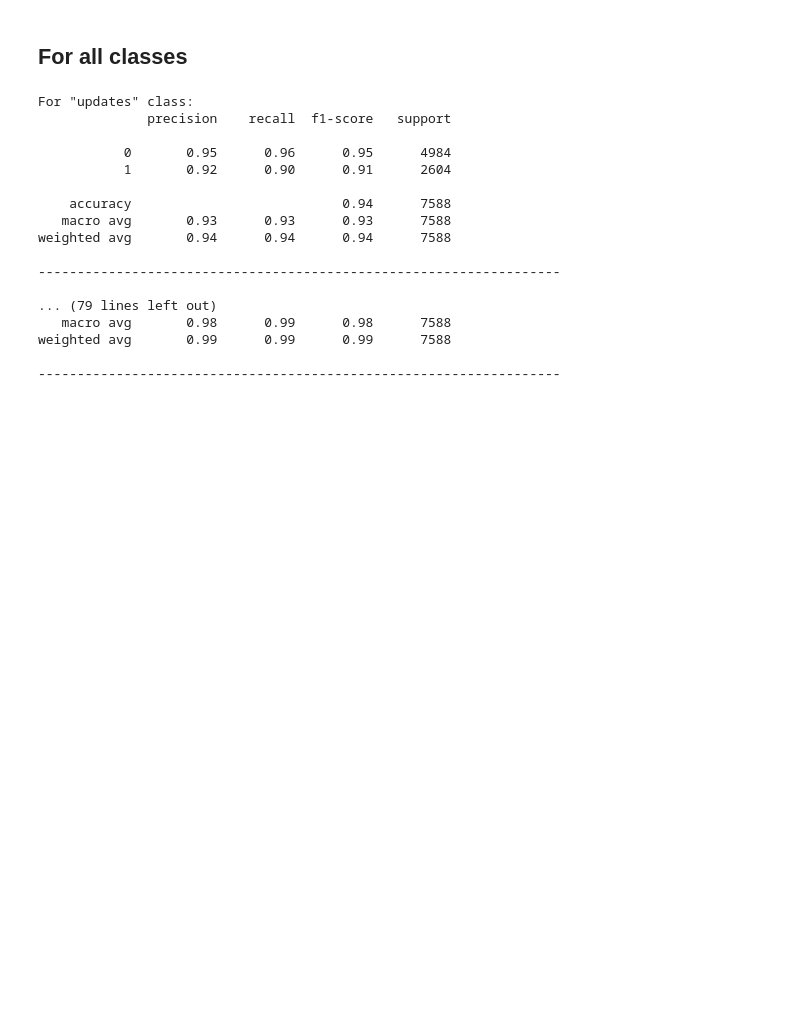
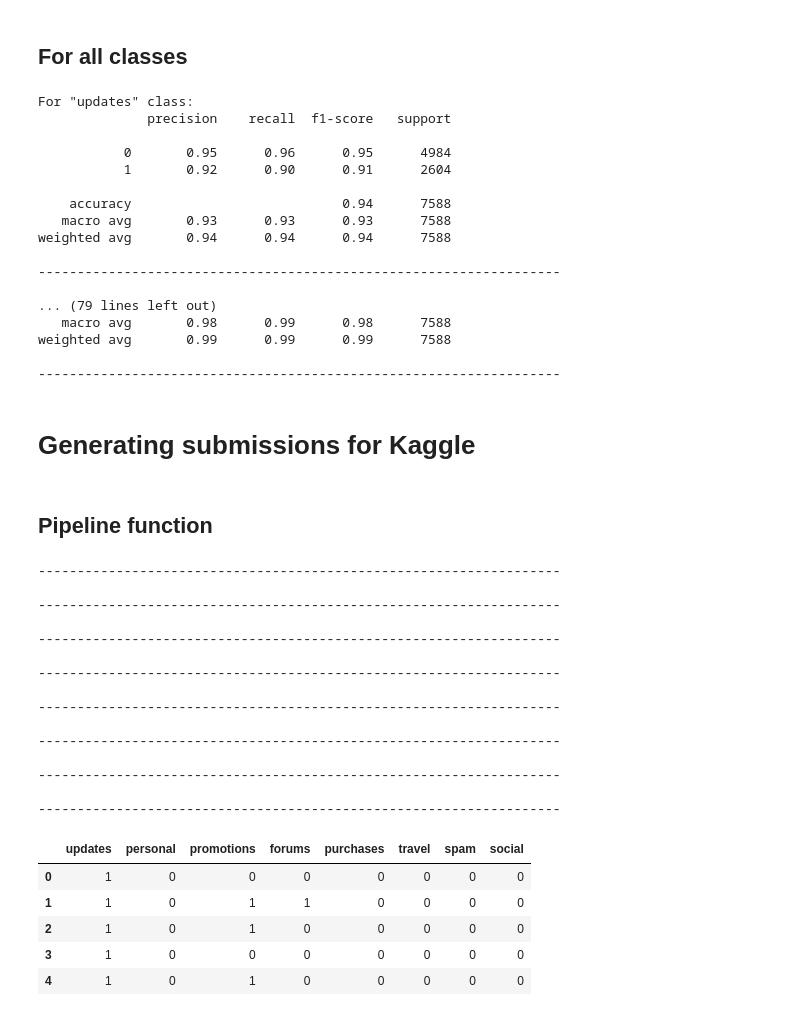
Before and after one commit to tonywu71/multi-label-email-classifier, a Jupyter notebook: kaggle_challenge.ipynb, the cells around one changed output. Drawn from its saved outputs; the diff is of its cells as text; code cells hidden in the pictures; blank space fills up the shorter version.

```diff
--- a/kaggle_challenge.ipynb
+++ b/kaggle_challenge.ipynb
@@ -371,6 +371,3 @@ plt.figure(figsize=(20,12))
 df['date_day'].value_counts().head(40).plot.bar();
 # %% [output]
 [figure]
-# %%
-df['date_day'] = df['date'].dt.date
-df['date_day']
@@ -777,6 +761,9 @@ weighted avg       0.94      0.94      0.94      7588
 # %% [markdown]
 ## For all classes
 # %%
+dic_preds = dict()
+
+
 pbar = tqdm(list_classes)
 
 for current_class in pbar:
@@ -791,11 +778,12 @@ for current_class in pbar:
     model.set_params(**params_optimal)
 
     model.fit(X_train, y_train, verbose=False, eval_metric='logloss')
+    model.save_model(f"models/{current_class}_clf.model")
 
-    y_preds = model.predict(X_test)
+    dic_preds[current_class] = model.predict(X_test)
 
     print(f'For "{current_class}" class:')
-    print(classification_report(y_test, y_preds))
+    print(classification_report(y_test, dic_preds[current_class]))
 
     print("-------------------------------------------------------------------\n")
 # %% [output]
@@ -816,3 +804,7 @@ weighted avg       0.94      0.94      0.94      7588
 weighted avg       0.99      0.99      0.99      7588
 
 -------------------------------------------------------------------
+# %% [markdown]
+# Generating submissions for Kaggle
+# %% [markdown]
+## Pipeline function
@@ -818,0 +909,28 @@ weighted avg       0.99      0.99      0.99      7588
+# %%
+df_test = pd.read_csv("test_ml.csv")
+ans = proprocess(df_test)
+
+ans.to_csv('submission_tony.csv', index_label='Id')
+ans.head()
+# %% [output]
+-------------------------------------------------------------------
+
+-------------------------------------------------------------------
+
+-------------------------------------------------------------------
+
+-------------------------------------------------------------------
+
+-------------------------------------------------------------------
+
+-------------------------------------------------------------------
+
+-------------------------------------------------------------------
+
+-------------------------------------------------------------------
+|  | updates | personal | promotions | forums | purchases | travel | spam | social |
+| 0 | 1 | 0 | 0 | 0 | 0 | 0 | 0 | 0 |
+| 1 | 1 | 0 | 1 | 1 | 0 | 0 | 0 | 0 |
+| 2 | 1 | 0 | 1 | 0 | 0 | 0 | 0 | 0 |
+| 3 | 1 | 0 | 0 | 0 | 0 | 0 | 0 | 0 |
+| 4 | 1 | 0 | 1 | 0 | 0 | 0 | 0 | 0 |
```
Also changed, not shown: parts of 4 cells of this notebook, 9 other files.
